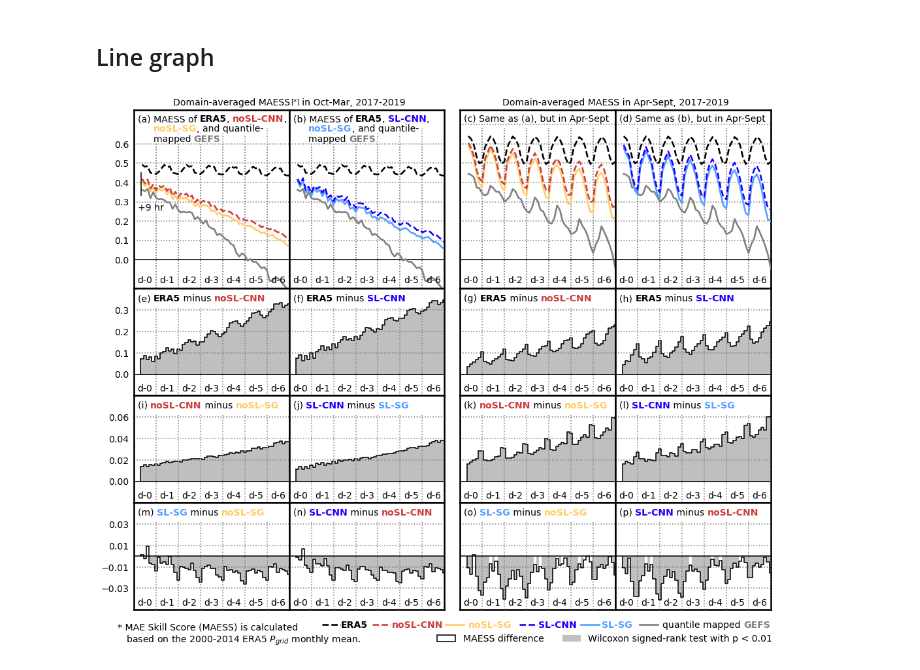
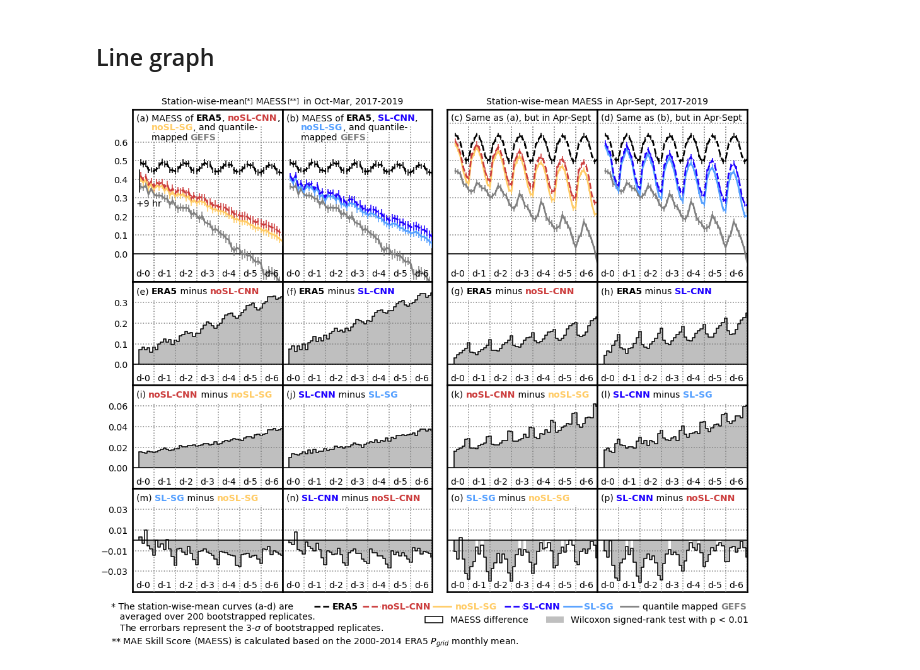
Before and after one commit to yingkaisha/rainbow, a Jupyter notebook: notebooks/PLOT_MAE_BCH.ipynb, the cells around one changed output. Saved outputs shown, nothing was run; the diff lists cells and outputs as text; code cells hidden in the pictures.

Commit message:
update MAE and ETS plots,

```diff
--- a/notebooks/PLOT_MAE_BCH.ipynb
+++ b/notebooks/PLOT_MAE_BCH.ipynb
@@ -273,12 +313,20 @@ cmap_pct, A = gu.precip_cmap()
 gray = [0.5, 0.5, 0.5]
 
 KW = {}
-KW['gfs'] = {'linestyle': '-', 'color': gray, 'linewidth':2.5}
-KW['era'] = {'linestyle': '--', 'color': 'k', 'linewidth':2.5}
-KW['base'] = {'linestyle': '-', 'color': orange, 'linewidth':2.5}
-KW['bcnn'] = {'linestyle': '--', 'color': red, 'linewidth':2.5}
-KW['sl'] = {'linestyle': '-', 'color': cyan, 'linewidth':2.5}
-KW['scnn'] = {'linestyle': '--', 'color': blue, 'linewidth':2.5}
+KW['gfs'] = {'linestyle': '-', 'color': gray, 'linewidth':2.5, 'elinewidth':1.5}
+KW['era'] = {'linestyle': '--', 'color': 'k', 'linewidth':2.5, 'elinewidth':1.5}
+KW['base'] = {'linestyle': '-', 'color': orange, 'linewidth':2.5, 'elinewidth':1.5}
+KW['bcnn'] = {'linestyle': '--', 'color': red, 'linewidth':2.5, 'elinewidth':1.5}
+KW['sl'] = {'linestyle': '-', 'color': cyan, 'linewidth':2.5, 'elinewidth':1.5}
+KW['scnn'] = {'linestyle': '--', 'color': blue, 'linewidth':2.5, 'elinewidth':1.5}
+
+kw_lines = {}
+kw_lines['gfs'] = {'linestyle': '-', 'color': gray, 'linewidth':2.5}
+kw_lines['era'] = {'linestyle': '--', 'color': 'k', 'linewidth':2.5}
+kw_lines['base'] = {'linestyle': '-', 'color': orange, 'linewidth':2.5}
+kw_lines['bcnn'] = {'linestyle': '--', 'color': red, 'linewidth':2.5}
+kw_lines['sl'] = {'linestyle': '-', 'color': cyan, 'linewidth':2.5}
+kw_lines['scnn'] = {'linestyle': '--', 'color': blue, 'linewidth':2.5}
 
 kw_bar = {'bottom':0.0, 'width': 3.0, 'color': '0.75', 'edgecolor': 'k', 'linestyle': '-', 'linewidth': 0}
 kw_step = {'color': 'k', 'linestyle': '-', 'linewidth': 1.5, 'where':'mid'}
@@ -330,13 +378,15 @@ x_start4, y_start4 = 0.025, 0.95
 handles = []
 ax_t1 = fig.add_axes([0, 1.0, (2/4.1), 0.03/1.2])
 ax_t1.set_axis_off()
-handles.append(ax_t1.text(0.5, 1, 'Domain-averaged MAESS    in Oct-Mar, 2017-2019', ha='center', va='top',
+handles.append(ax_t1.text(0.5, 1, 'Station-wise-mean    MAESS      in Oct-Mar, 2017-2019', ha='center', va='top',
                fontsize=fontsize, transform=ax_t1.transAxes))
-handles.append(ax_t1.text(0.505, 0.99, '[*]', ha='left', va='top', fontsize=10, transform=ax_t1.transAxes))
+
+handles.append(ax_t1.text(0.368+0.005, 0.999, '[*]', ha='left', va='top', fontsize=10, transform=ax_t1.transAxes))
+handles.append(ax_t1.text(0.510+0.005, 0.999, '[**]', ha='left', va='top', fontsize=10, transform=ax_t1.transAxes))
 
 ax_t2 = fig.add_axes([2.1/4.1, 1.0, (2/4.1), 0.03/1.2])
 ax_t2.set_axis_off()
-handles.append(ax_t2.text(0.5, 1, 'Domain-averaged MAESS in Apr-Sept, 2017-2019', ha='center', va='top',
+handles.append(ax_t2.text(0.5, 1, 'Station-wise-mean MAESS in Apr-Sept, 2017-2019', ha='center', va='top',
                fontsize=fontsize, transform=ax_t2.transAxes))
 
 handles += gu.string_partial_format(fig, ax11, x_start1, y_start1, 'left', 'top',
@@ -472,12 +522,16 @@ ax15.tick_params(labelleft=True)
 ax17.tick_params(labelleft=True)
 
 for i, key in enumerate(['gfs', 'base', 'bcnn', 'era']):
-    AX_mae[0].plot(fcst_leads[:56], MAE_MEAN['{}_rain'.format(key)], **KW[key], zorder=4)
-    AX_mae[2].plot(fcst_leads[:56], MAE_MEAN['{}_dry'.format(key)], **KW[key], zorder=4)
+    AX_mae[0].errorbar(fcst_leads[:56], MAE_MEAN['{}_rain'.format(key)],
+                       yerr=3*MAE_STD['{}_rain'.format(key)], **KW[key], zorder=4)
+    AX_mae[2].errorbar(fcst_leads[:56], MAE_MEAN['{}_dry'.format(key)],
+                       yerr=3*MAE_STD['{}_dry'.format(key)], **KW[key], zorder=4)
 
 for i, key in enumerate(['gfs', 'sl', 'scnn', 'era']):
-    AX_mae[1].plot(fcst_leads[:56], MAE_MEAN['{}_rain'.format(key)], **KW[key], zorder=4)
-    AX_mae[3].plot(fcst_leads[:56], MAE_MEAN['{}_dry'.format(key)], **KW[key], zorder=4)
+    AX_mae[1].errorbar(fcst_leads[:56], MAE_MEAN['{}_rain'.format(key)],
+                       yerr=3*MAE_STD['{}_rain'.format(key)], **KW[key], zorder=4)
+    AX_mae[3].errorbar(fcst_leads[:56], MAE_MEAN['{}_dry'.format(key)],
+                       yerr=3*MAE_STD['{}_dry'.format(key)], **KW[key], zorder=4)
 
 for i, key in enumerate(['rain', 'dry']):
 
@@ -519,10 +573,19 @@ handles.append(ax11.text(0.025, 0.48, '+9 hr', ha='left', va='top', fontsize=fon
 for handle in handles:
     handle.set_bbox(dict(facecolor='w', pad=0, edgecolor='none', zorder=6))
 
-ax_w = fig.add_axes([-0.025, -0.0815/1.2, 0.275, 0.05/1.2])
-ax_w.set_axis_off()
-ax_w.text(0, 1, '* MAE Skill Score (MAESS) is calculated\n   based on the 2000-2014 ERA5 $P_{grid}$ monthly mean.',
-          ha='left', va='top', fontsize=fontsize, transform=ax_w.transAxes);
+ax_w1 = fig.add_axes([-0.035, -0.1/1.2, 0.275, 0.075/1.2])
+ax_w1.set_axis_off()
+ax_w1.text(0, 1, '* The station-wise-mean curves (a-d) are\n   averaged over 200 bootstrapped replicates.\n   The errorbars represent the 3-$\sigma$ of bootstrapped replicates.',
+          ha='left', va='top', fontsize=fontsize, transform=ax_w1.transAxes);
+
+
+ax_w2 = fig.add_axes([-0.035, -0.135/1.2, 0.5, 0.025/1.2])
+ax_w2.set_axis_off()
+ax_w2.text(0, 1, '** MAE Skill Score (MAESS) is calculated based on the 2000-2014 ERA5 $P_{grid}$ monthly mean.',
+          ha='left', va='top', fontsize=fontsize, transform=ax_w2.transAxes);
+
+# ax_w.text(0, 1, '** MAE Skill Score (MAESS) is calculated\n   based on the 2000-2014 ERA5 $P_{grid}$ monthly mean.',
+#           ha='left', va='top', fontsize=fontsize, transform=ax_w.transAxes);
 
 label_ = ['  ',
           '          ',
@@ -532,12 +595,12 @@ label_ = ['  ',
           '                                 ',]
 
 handle_lines = []
-handle_lines.append(mlines.Line2D([], [], label=label_[0], **KW['era']))
-handle_lines.append(mlines.Line2D([], [], label=label_[1], **KW['bcnn']))
-handle_lines.append(mlines.Line2D([], [], label=label_[2], **KW['base']))
-handle_lines.append(mlines.Line2D([], [], label=label_[3], **KW['scnn']))
-handle_lines.append(mlines.Line2D([], [], label=label_[4], **KW['sl']))
-handle_lines.append(mlines.Line2D([], [], label=label_[5], **KW['gfs']))
+handle_lines.append(mlines.Line2D([], [], label=label_[0], **kw_lines['era']))
+handle_lines.append(mlines.Line2D([], [], label=label_[1], **kw_lines['bcnn']))
+handle_lines.append(mlines.Line2D([], [], label=label_[2], **kw_lines['base']))
+handle_lines.append(mlines.Line2D([], [], label=label_[3], **kw_lines['scnn']))
+handle_lines.append(mlines.Line2D([], [], label=label_[4], **kw_lines['sl']))
+handle_lines.append(mlines.Line2D([], [], label=label_[5], **kw_lines['gfs']))
 
 ax_lg1 = fig.add_axes([0, -0.075/1.2, 1.0, 0.05/1.2])
 ax_lg1.set_axis_off()
@@ -552,31 +615,31 @@ ax_lg1.text(0.32+0.085, 1, 'noSL-CNN', ha='left', va='top', fontsize=fontsize, f
             color=KW['bcnn']['color'], transform=ax_lg1.transAxes)
 ax_lg1.text(0.32+0.205, 1, 'noSL-SG', ha='left', va='top', fontsize=fontsize, fontweight='bold',
             color=KW['base']['color'], transform=ax_lg1.transAxes)
 
 ax_lg1.text(0.32+0.315, 1, 'SL-CNN', ha='left', va='top', fontsize=fontsize, fontweight='bold',
             color=KW['scnn']['color'], transform=ax_lg1.transAxes)
 ax_lg1.text(0.32+0.415, 1, 'SL-SG', ha='left', va='top', fontsize=fontsize, fontweight='bold',
             color=KW['sl']['color'], transform=ax_lg1.transAxes)
 
 gu.string_partial_format(fig, ax_lg1, 0.32+0.51, 1, 'left', 'top', ['quantile mapped ', 'GEFS'],
                          ['k', gray, 'k'], [fontsize,]*3,  ['normal', 'bold', 'normal']);
 
 handle_legneds = []
 handle_legneds.append(patches.Patch(facecolor='none', edgecolor='k', linewidth=1.5,
                                     label='MAESS difference'))
 handle_legneds.append(patches.Patch(facecolor=kw_bar['color'], edgecolor='none',
                                     label='Wilcoxon signed-rank test with p < 0.01'))
 
 ax_lg2 = fig.add_axes([1.9/4.1, -0.085/1.2, 2.2/4.1, 0.03/1.2])
 ax_lg2.set_axis_off()
 LG2 = ax_lg2.legend(handles=handle_legneds, bbox_to_anchor=(0.0, 0.5), ncol=2, loc=6,
                     prop={'size':fontsize}, fancybox=False);
 LG2.get_frame().set_facecolor('none')
 LG2.get_frame().set_linewidth(0)
 LG2.get_frame().set_alpha(1.0)
 
 if need_publish:
     # Save figure
     fig.savefig(fig_dir+'AnEn_BCH_MAE.png', format='png', **fig_keys)
 # %% [output]
-[figure, old version]
+[figure, new version]
```
Also changed, not shown: parts of 3 cells of this notebook, 1 other file.
